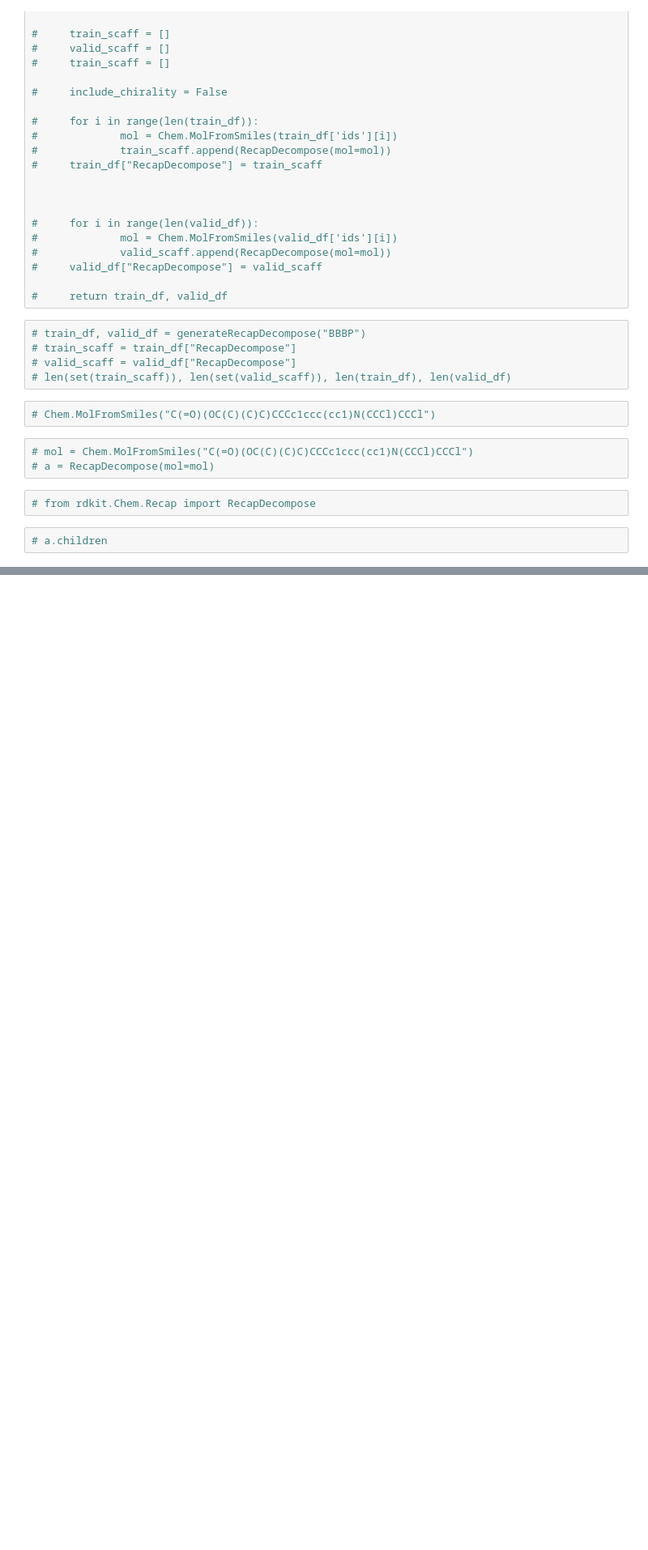
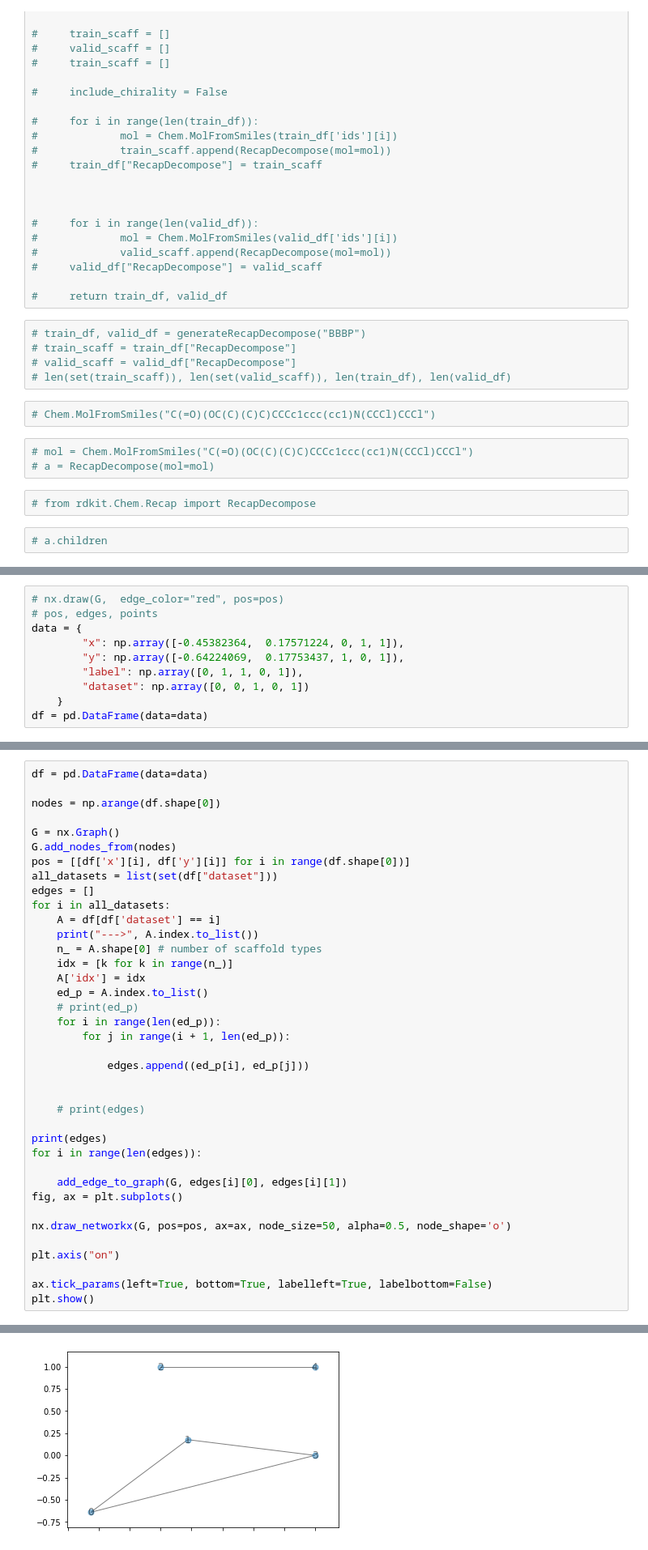
Before and after one commit to YerevaNN/fairseq, a Jupyter notebook: scripts/analyze.ipynb, the cells around one changed output, grey strips where cells are left out. Shown: that part at 81% size. Saved outputs shown, nothing was run; the diff lists cells and outputs as text; blank space fills up the shorter version.

```diff
--- a/scripts/analyze.ipynb
+++ b/scripts/analyze.ipynb
@@ -986,0 +1067,10 @@ len(set(list(set(train_scaff)) + list(set(valid_scaff))))
+# %%
+# nx.draw(G,  edge_color="red", pos=pos)
+# pos, edges, points
+data = {
+        "x": np.array([-0.45382364,  0.17571224, 0, 1, 1]),
+        "y": np.array([-0.64224069,  0.17753437, 1, 0, 1]),
+        "label": np.array([0, 1, 1, 0, 1]),
+        "dataset": np.array([0, 0, 1, 0, 1])
+    }
+df = pd.DataFrame(data=data)
@@ -986,0 +1089,39 @@ len(set(list(set(train_scaff)) + list(set(valid_scaff))))
+# %%
+df = pd.DataFrame(data=data)
+
+nodes = np.arange(df.shape[0])
+
+G = nx.Graph()
+G.add_nodes_from(nodes)
+pos = [[df['x'][i], df['y'][i]] for i in range(df.shape[0])]
+all_datasets = list(set(df["dataset"]))
+edges = []
+for i in all_datasets:
+    A = df[df['dataset'] == i]
+    print("--->", A.index.to_list())
+    n_ = A.shape[0] # number of scaffold types
+    idx = [k for k in range(n_)]
+    A['idx'] = idx
+    ed_p = A.index.to_list()
+    # print(ed_p)
+    for i in range(len(ed_p)):
+        for j in range(i + 1, len(ed_p)):
+
+            edges.append((ed_p[i], ed_p[j]))
+
+
+    # print(edges)
+
+print(edges)
+for i in range(len(edges)):
+
+    add_edge_to_graph(G, edges[i][0], edges[i][1])
+fig, ax = plt.subplots()
+
+nx.draw_networkx(G, pos=pos, ax=ax, node_size=50, alpha=0.5, node_shape='o')
+
+plt.axis("on")
+
+ax.tick_params(left=True, bottom=True, labelleft=True, labelbottom=False)
+plt.show()
+# %% [output]
@@ -986,0 +1141 @@ len(set(list(set(train_scaff)) + list(set(valid_scaff))))
+[figure, added]
```
Also changed, not shown: parts of 43 cells of this notebook, 23 other files.
